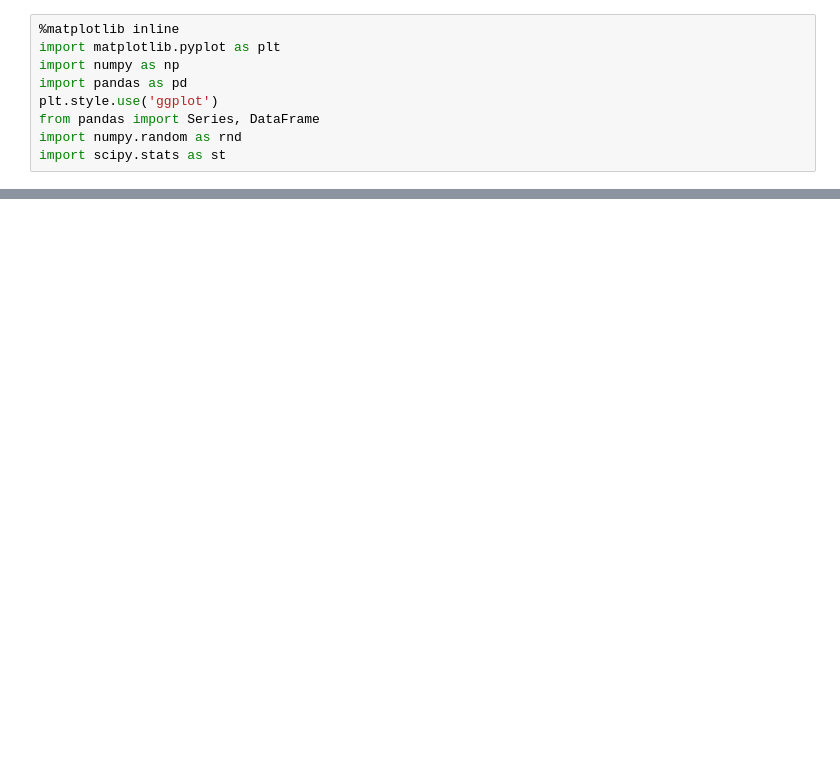
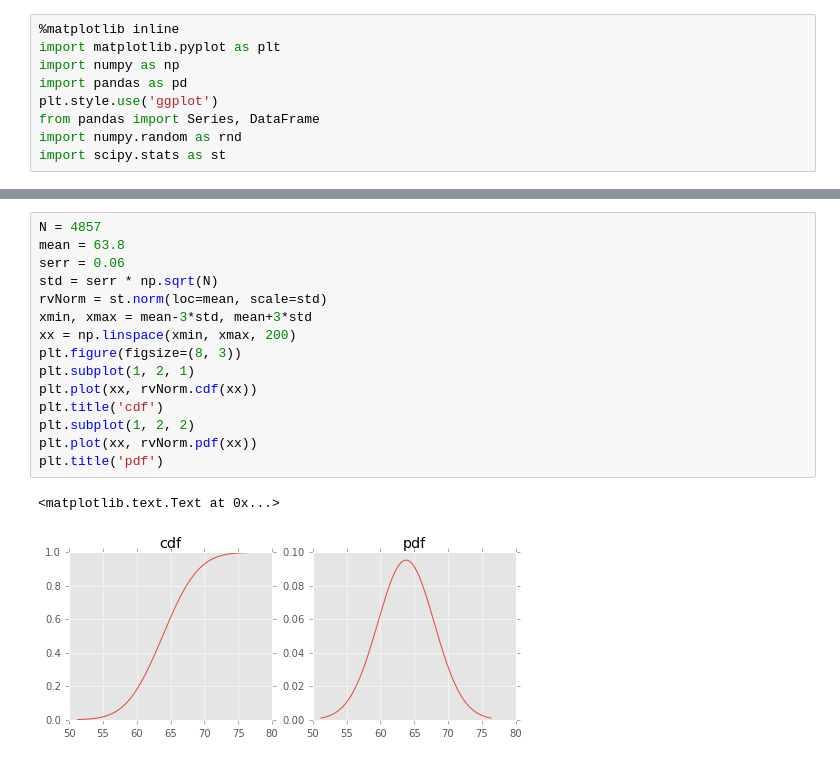
Before and after one commit to grehujt/SmallPythonProjects, a Jupyter notebook: jupyterNotebooks/model_tutorial/model.ipynb, the cells around one changed output, grey strips where cells are left out. Saved outputs shown, nothing was run; the diff lists cells and outputs as text; blank space fills up the shorter version.

```diff
--- a/jupyterNotebooks/model_tutorial/model.ipynb
+++ b/jupyterNotebooks/model_tutorial/model.ipynb
@@ -52,0 +79,18 @@ plt.ylabel('percent')
+# %%
+N = 4857
+mean = 63.8
+serr = 0.06
+std = serr * np.sqrt(N)
+rvNorm = st.norm(loc=mean, scale=std)
+xmin, xmax = mean-3*std, mean+3*std
+xx = np.linspace(xmin, xmax, 200)
+plt.figure(figsize=(8, 3))
+plt.subplot(1, 2, 1)
+plt.plot(xx, rvNorm.cdf(xx))
+plt.title('cdf')
+plt.subplot(1, 2, 2)
+plt.plot(xx, rvNorm.pdf(xx))
+plt.title('pdf')
+# %% [output]
+<matplotlib.text.Text at 0x...>
+[figure, added]
```
Also changed, not shown: parts of 10 cells of this notebook, 1 other file.
